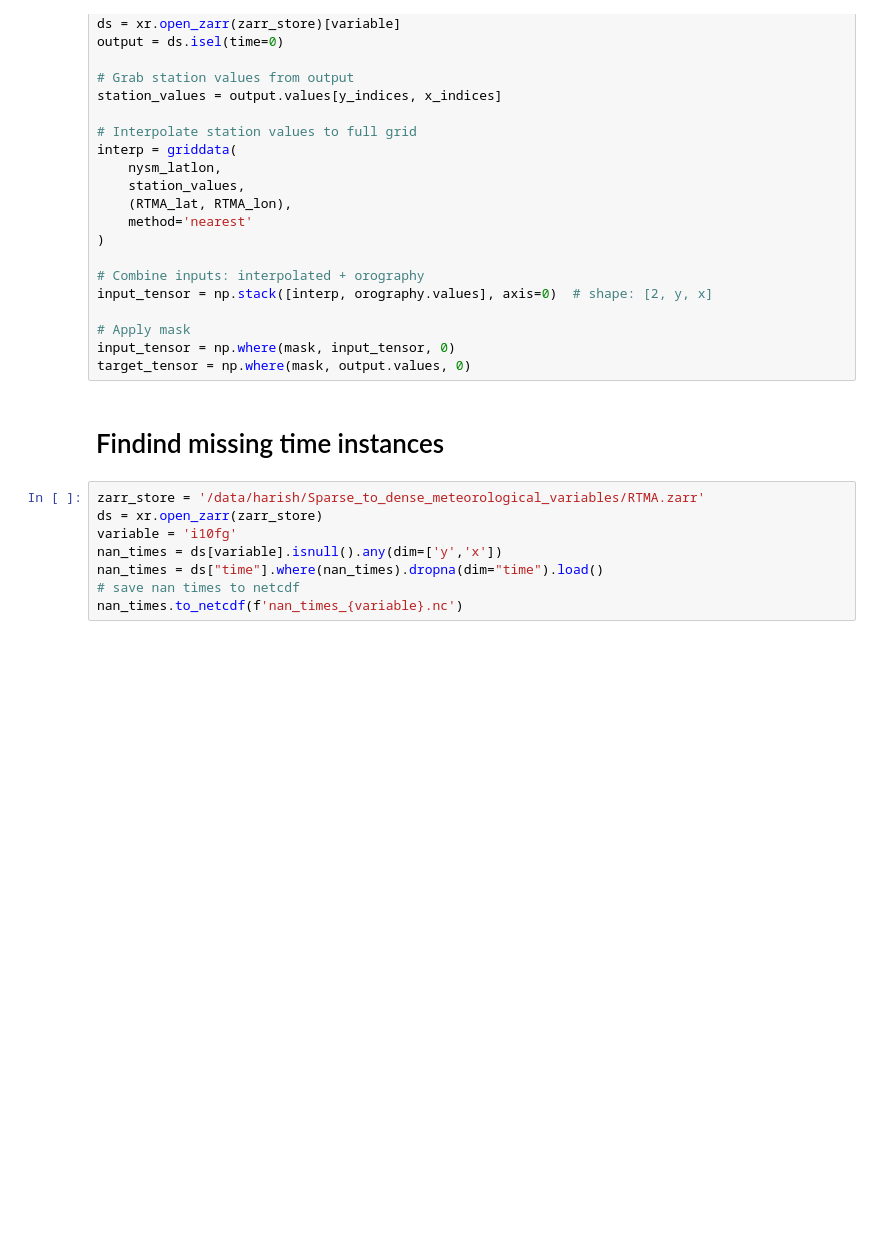
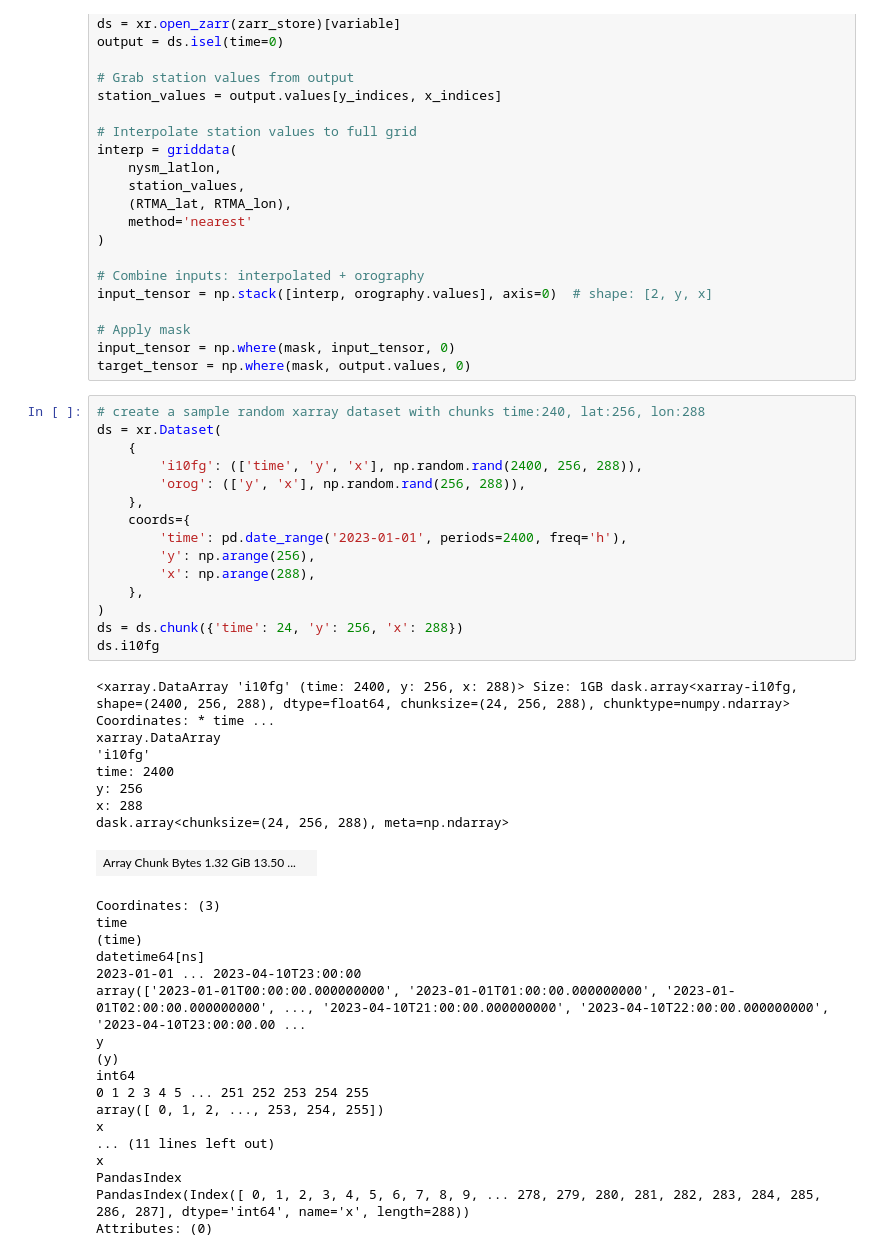
Before and after one commit to HarishBaki/Sparse_to_dense_meteorological_variables, a Jupyter notebook: Crop_geopotential_create_mask_to_NYS.ipynb, the cells around one changed output. Drawn from its saved outputs; the diff is of its cells as text; blank space fills up the shorter version.

```diff
--- a/Crop_geopotential_create_mask_to_NYS.ipynb
+++ b/Crop_geopotential_create_mask_to_NYS.ipynb
@@ -401,13 +401,44 @@ input_tensor = np.stack([interp, orography.values], axis=0)  # shape: [2, y, x]
 # Apply mask
 input_tensor = np.where(mask, input_tensor, 0)
 target_tensor = np.where(mask, output.values, 0)
-# %% [markdown]
-# Findind missing time instances
-# %%
-zarr_store = '/data/harish/Sparse_to_dense_meteorological_variables/RTMA.zarr'
-ds = xr.open_zarr(zarr_store)
-variable = 'i10fg'
-nan_times = ds[variable].isnull().any(dim=['y','x'])
-nan_times = ds["time"].where(nan_times).dropna(dim="time").load()
-# save nan times to netcdf
-nan_times.to_netcdf(f'nan_times_{variable}.nc')
+# %%
+# create a sample random xarray dataset with chunks time:240, lat:256, lon:288
+ds = xr.Dataset(
+    {
+        'i10fg': (['time', 'y', 'x'], np.random.rand(2400, 256, 288)),
+        'orog': (['y', 'x'], np.random.rand(256, 288)),
+    },
+    coords={
+        'time': pd.date_range('2023-01-01', periods=2400, freq='h'),
+        'y': np.arange(256),
+        'x': np.arange(288),
+    },
+)
+ds = ds.chunk({'time': 24, 'y': 256, 'x': 288})
+ds.i10fg
+# %% [output]
+<xarray.DataArray 'i10fg' (time: 2400, y: 256, x: 288)> Size: 1GB dask.array<xarray-i10fg, shape=(2400, 256, 288), dtype=float64, chunksize=(24, 256, 288), chunktype=numpy.ndarray> Coordinates: * time ...
+xarray.DataArray
+'i10fg'
+time: 2400
+y: 256
+x: 288
+dask.array<chunksize=(24, 256, 288), meta=np.ndarray>
+| Array Chunk Bytes 1.32 GiB 13.50 ... |  |
+Coordinates: (3)
+time
+(time)
+datetime64[ns]
+2023-01-01 ... 2023-04-10T23:00:00
+array(['2023-01-01T00:00:00.000000000', '2023-01-01T01:00:00.000000000', '2023-01-01T02:00:00.000000000', ..., '2023-04-10T21:00:00.000000000', '2023-04-10T22:00:00.000000000', '2023-04-10T23:00:00.00 ...
+y
+(y)
+int64
+0 1 2 3 4 5 ... 251 252 253 254 255
+array([ 0, 1, 2, ..., 253, 254, 255])
+x
+... (11 lines left out)
+x
+PandasIndex
+PandasIndex(Index([ 0, 1, 2, 3, 4, 5, 6, 7, 8, 9, ... 278, 279, 280, 281, 282, 283, 284, 285, 286, 287], dtype='int64', name='x', length=288))
+Attributes: (0)
```
Also changed, not shown: 2 other files.
